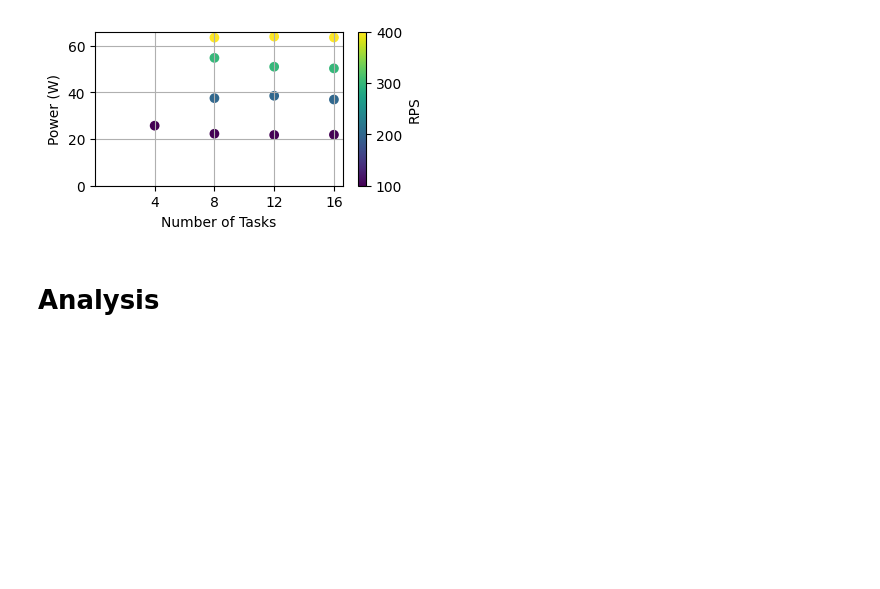
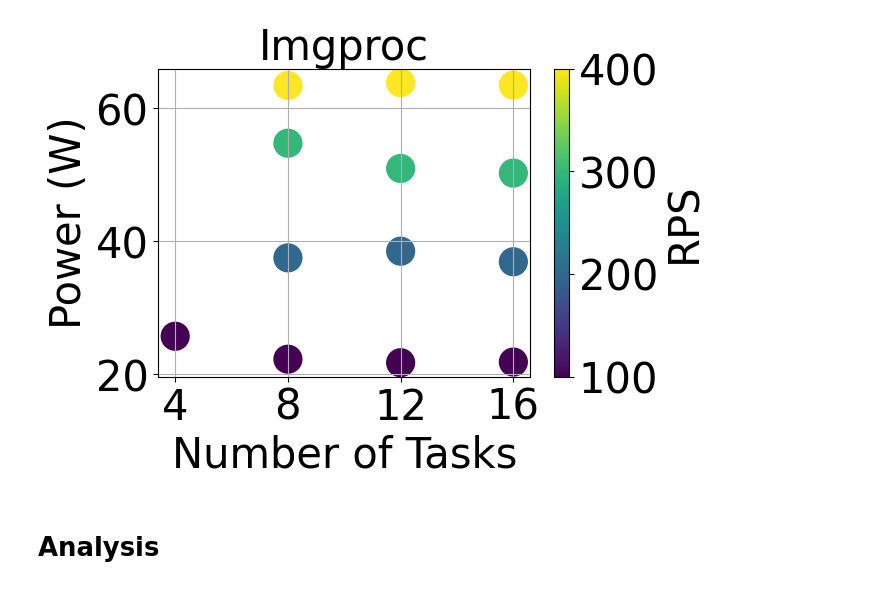
Before and after one commit to EEStrmCmptng/dataset, a Jupyter notebook: micro/imgproc/different_mappers_experiment/graph.ipynb, the cells around one changed output. Drawn from its saved outputs; the diff is of its cells as text; code cells hidden in the pictures; blank space fills up the shorter version.

Commit message:
update diff mapper figs

```diff
--- a/micro/imgproc/different_mappers_experiment/graph.ipynb
+++ b/micro/imgproc/different_mappers_experiment/graph.ipynb
@@ -14,19 +6,23 @@ please provide us feedback at https://github.com/pandas-dev/pandas/issues/54466
 d = pd.read_csv("combined.csv")
 d2 = d[(d['SourcenumRecordsOutPerSecond_avg'] >= (d['rate'] * 0.95)) & (d.i == 0) & (d.nmappers <=16)]
 # %%
-plt.figure(figsize=(4,2))
-plt.scatter(d2['nmappers'], d2['pkg_watts_avg'], c=d2['rate'], cmap='viridis')
+plt.rcParams['figure.figsize'] = 6,4
+plt.rc('axes', labelsize=30)    # fontsize of the x and y labels
+plt.rc('xtick', labelsize=30)    # fontsize of the tick labels
+plt.rc('ytick', labelsize=30)    # fontsize of the tick labels
+
+plt.scatter(d2['nmappers'], d2['pkg_watts_avg'], c=d2['rate'], cmap='viridis', s=400)
 plt.colorbar(label='RPS')
 plt.xticks(d2.nmappers.unique())
 plt.xlabel('Number of Tasks')
 plt.ylabel('Power (W)')
-#plt.title('Imgproc Power vs N.Mappers')
-plt.ylim(bottom=0)
-plt.xlim(left=0)
+plt.title('Imgproc', size=30)
+#plt.ylim(bottom=0)
+#plt.xlim(left=0)
 plt.grid()
-plt.savefig("imgprocdiffmappers.pdf")
+plt.savefig("imgprocdiffmappers.pdf", bbox_inches='tight')
 # %% [output]
-[figure, old version]
+[figure, new version]
 # %% [markdown]
 # Analysis
 # %%
```
Also changed, not shown: parts of 1 cell of this notebook, 3 other files.
